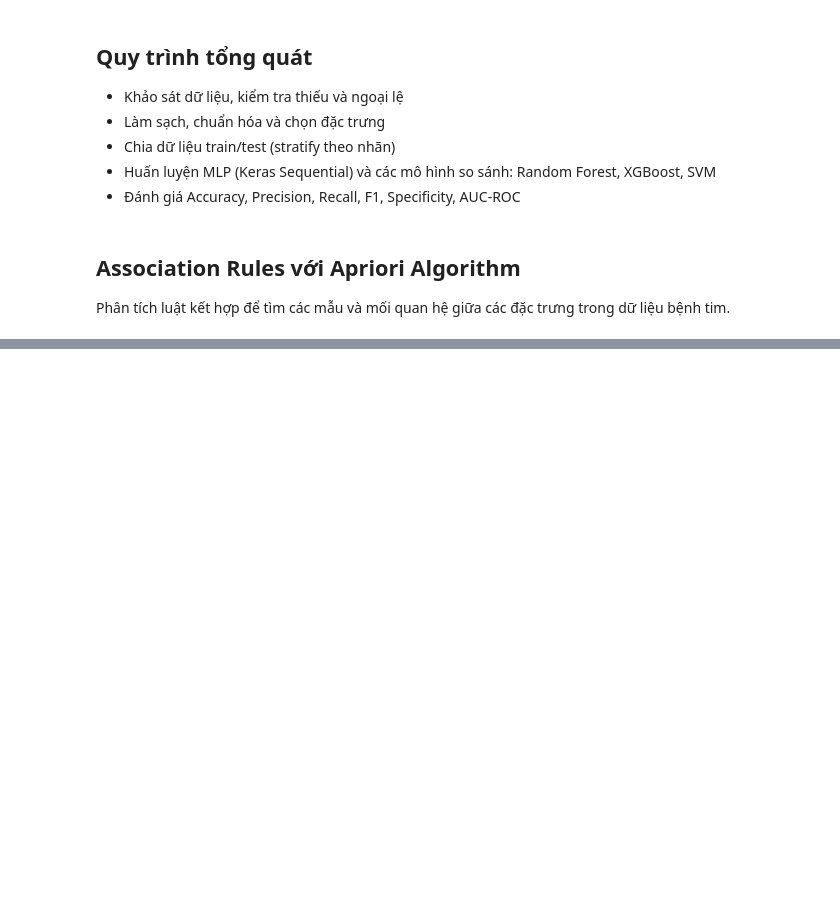
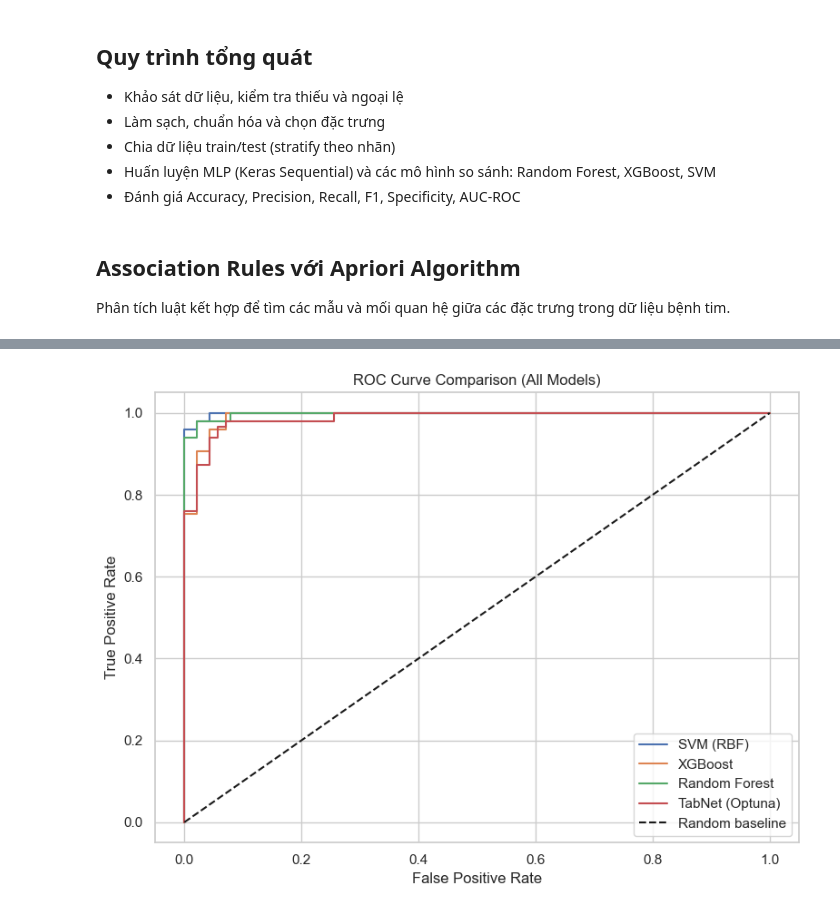
Before and after one commit to Lehuutien2908/DataMining, a Jupyter notebook: research/training_models.ipynb, the cells around one changed output, grey strips where cells are left out. Drawn from its saved outputs; the diff is of its cells as text; code cells hidden in the pictures; blank space fills up the shorter version.

```diff
--- a/research/training_models.ipynb
+++ b/research/training_models.ipynb
@@ -573,0 +395,14 @@ WARNING:absl:You are saving your model as an HDF5 file via `model.save()` or `ke
+# %%
+rf_model = RandomForestClassifier(
+    n_estimators=300,
+    max_depth=None,
+    random_state=RANDOM_STATE,
+    n_jobs=-1,
+    class_weight="balanced"
+)
+
+rf_model.fit(X_train_selected, y_train)
+rf_probs = rf_model.predict_proba(X_test_selected)[:, 1]
+
+results.append(evaluate_model("Random Forest", y_test.values, rf_probs))
+roc_curves["Random Forest"] = roc_curve(y_test, rf_probs)
@@ -573,0 +601,61 @@ WARNING:absl:You are saving your model as an HDF5 file via `model.save()` or `ke
+# %%
+results_df = pd.DataFrame(results).sort_values(by="auc", ascending=False)
+print("\n=== RESULTS (sorted by AUC) ===")
+print(results_df)
+
+plt.figure(figsize=(8, 6))
+for name, (fpr, tpr, _) in roc_curves.items():
+    plt.plot(fpr, tpr, label=name)
+
+plt.plot([0, 1], [0, 1], "k--", label="Random baseline")
+plt.xlabel("False Positive Rate")
+plt.ylabel("True Positive Rate")
+plt.title("ROC Curve Comparison (All Models)")
+plt.legend()
+plt.tight_layout()
+plt.show()
+
+
+joblib.dump(scaler, MODELS_DIR / "scaler.pkl")
+joblib.dump(selected_features, MODELS_DIR / "selected_features.pkl")
+
+# XGBoost
+xgb_model.save_model(str(MODELS_DIR / "xgb_model.json"))
+
+
+# SVM / RF
+joblib.dump(svm_model, MODELS_DIR / "svm_model.pkl")
+joblib.dump(rf_model, MODELS_DIR / "rf_model.pkl")
+
+# Save meta
+meta = {
+    "selected_features": selected_features,
+    "gini_importances": gini_importances.to_dict(),
+    "rf_cv_best": {
+        "k": int(rf_best["k"]),
+        "mean_auc": float(rf_best["mean_auc"]),
+        "std_auc": float(rf_best["std_auc"]),
+        "mean_fit_time_sec": float(rf_best["mean_fit_time_sec"]),
+    },
+    "rf_cv_chosen": {
+        "k": int(rf_chosen["k"]),
+        "mean_auc": float(rf_chosen["mean_auc"]),
+        "std_auc": float(rf_chosen["std_auc"]),
+        "mean_fit_time_sec": float(rf_chosen["mean_fit_time_sec"]),
+    },
+    "tabnet_optuna_best": {
+        "best_cv_auc": float(study.best_value),
+        "best_params": study.best_params
+    }
+}
+pd.Series(meta, dtype="object").to_json(MODELS_DIR / "feature_selection_meta.json", force_ascii=False, indent=2)
+
+print("\nĐã lưu:")
+print(" - scaler.pkl")
+print(" - selected_features.pkl")
+print(" - svm_model.pkl")
+print(" - rf_model.pkl")
+print(" - tabnet_optuna.zip")
+print(" - feature_selection_meta.json")
+print("Models dir:", MODELS_DIR.resolve())
+# %% [output]
@@ -573,0 +680 @@ WARNING:absl:You are saving your model as an HDF5 file via `model.save()` or `ke
+[figure, added]
```
Also changed, not shown: parts of 9 cells of this notebook, 5 other files.
